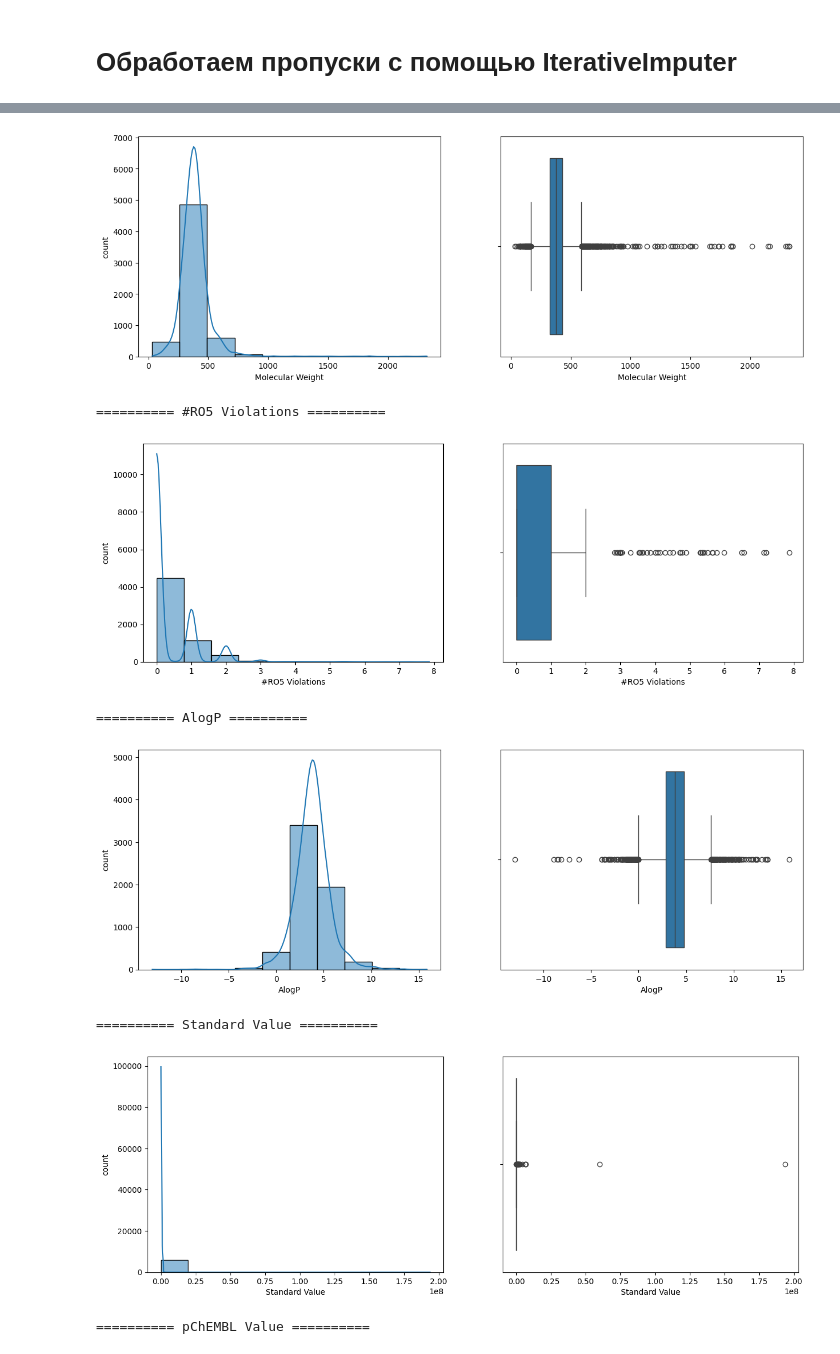
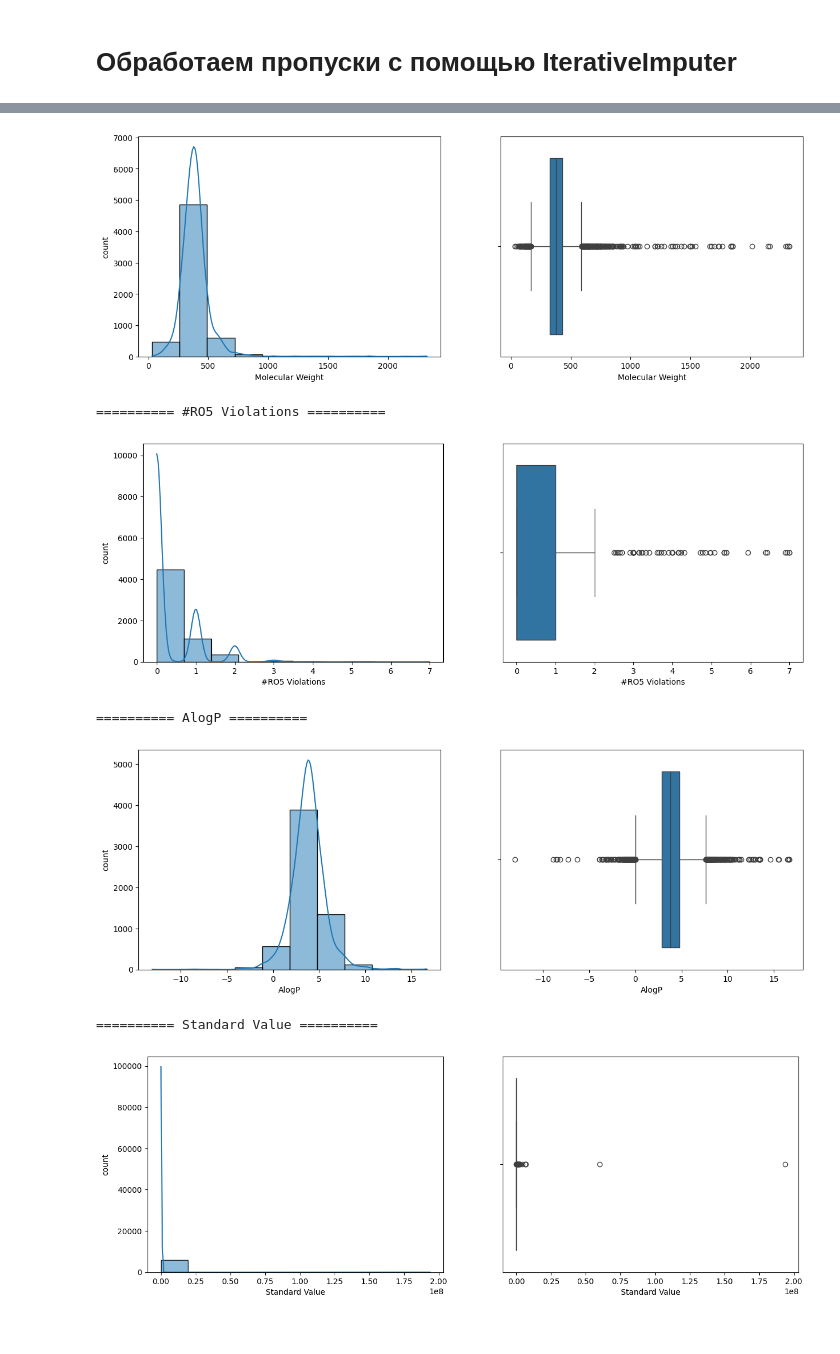
Before and after one commit to matveisut/task_1, a Jupyter notebook: 1_task.ipynb, the cells around one changed output, grey strips where cells are left out. Saved outputs shown, nothing was run; the diff lists cells and outputs as text; code cells hidden in the pictures.

```diff
--- a/1_task.ipynb
+++ b/1_task.ipynb
@@ -173,6 +189,6 @@ Inhibitor                    1
 Canis lupus familiaris       1
 Name: count, dtype: int64
 # %%
-data = data.drop(['Standard Relation', 'Compound Key'], axis = 1)
+data = data.drop(['Compound Key'], axis = 1)
 data
 # %% [output]
@@ -309,3 +326,7 @@ data
 # %% [markdown]
 # Обработаем пропуски с помощью IterativeImputer
+# %%
+data = data.drop(['pChEMBL Value','Ligand Efficiency BEI',	'Ligand Efficiency LE',	'Ligand Efficiency LLE',	'Ligand Efficiency SEI'], axis=1)
+data = data.drop(['Standard Relation'], axis = 1)
+numeric_cols = data.select_dtypes('number').columns
 # %%
@@ -348,11 +362,12 @@ dtype: int64
 # %%
-from rdkit import Chem
-def check_smiles_validity(smiles_string):
-    """
-    Проверяет валидность SMILES строки с использованием RDKit.
-    Возвращает True, если SMILES строка валидна, False в противном случае.
-    """
-    mol = Chem.MolFromSmiles(smiles_string)
-    return mol is not None
+# from rdkit import Chem
+# def check_smiles_validity(smiles_string):
+#     """
+#     Проверяет валидность SMILES строки с использованием RDKit.
+#     Возвращает True, если SMILES строка валидна, False в противном случае.
+#     """
+#     mol = Chem.MolFromSmiles(smiles_string)
+#     return mol is not None
 
-data['is_valid'] = data['Smiles'].apply(check_smiles_validity)
+# data['is_valid'] = data['Smiles'].apply(check_smiles_validity)
+# data.is_valid.value_counts() # все молекулы валидны
@@ -365,2 +374,2 @@ Name: count, dtype: int64
 # %%
-data = data.drop(columns=['is_valid']) # уберем столбец, так как он уже не нужен
+# data = data.drop(columns=['is_valid']) # уберем столбец, так как он уже не нужен
@@ -367,28 +410,27 @@ data = data.drop(columns=['is_valid']) # уберем столбец, так к
 # %%
 import matplotlib.pyplot as plt
 import seaborn as sns
-
+numeric_cols = data.select_dtypes('number').columns
 for feature in numeric_cols:
     fig, axes = plt.subplots(1,2, figsize = (15, 5))
 
     cur_col = data[feature]
 
     print('='* 10, feature, '=' * 10)
 
     sns.histplot( x = cur_col, ax =  axes[0], bins = 10, kde=True)
     #sns.histplot(x = cur_col, ax = axes[1])
     axes[0].set_ylabel('count')
 
     sns.boxplot(x = cur_col, ax = axes[1])
 
     plt.show()
 # %% [output]
 ========== Molecular Weight ==========
 [figure]
 ========== #RO5 Violations ==========
-[figure, old version]
+[figure, new version]
 ========== AlogP ==========
-[figure, old version]
+[figure, new version]
 ========== Standard Value ==========
 [figure]
-========== pChEMBL Value ==========
```
Also changed, not shown: parts of 16 cells of this notebook, 1 other file.
